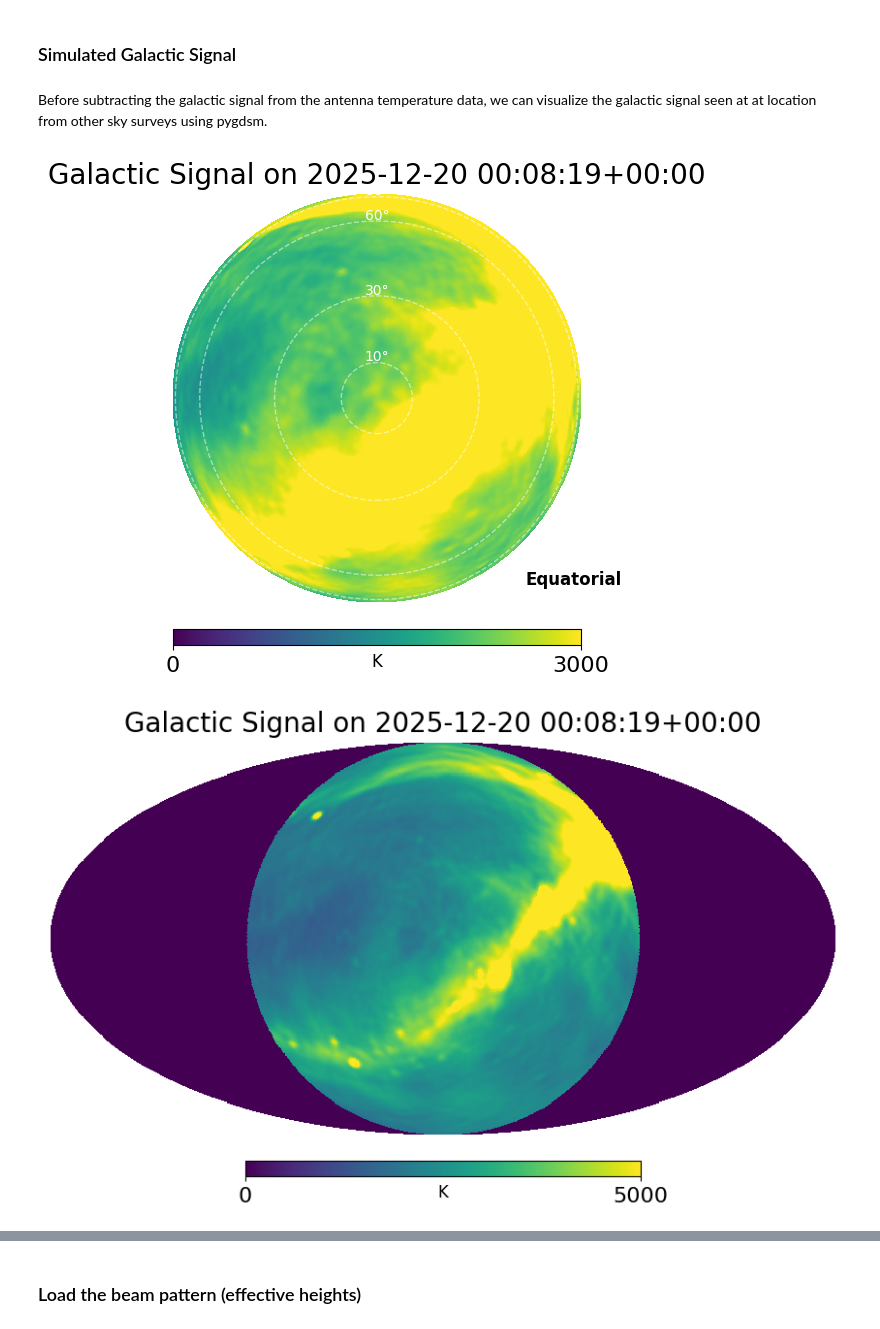
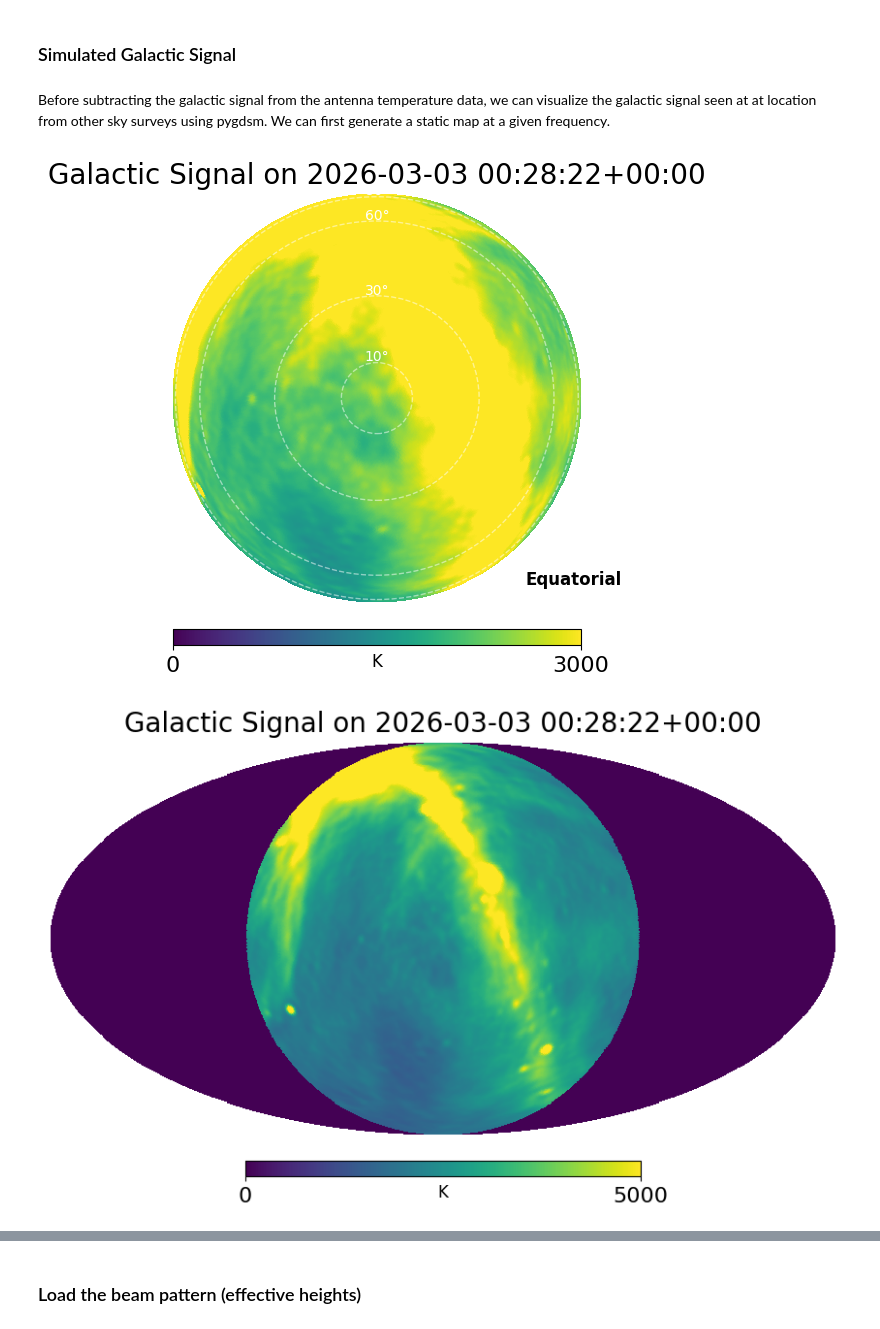
Before and after one commit to alhosani-abdulla/Highz-EXP, a Jupyter notebook: notebooks/pygsm_analysis.ipynb, the cells around one changed output, grey strips where cells are left out. Cells and saved outputs as stored; diff of their text form; code cells hidden in the pictures.

```diff
--- a/notebooks/pygsm_analysis.ipynb
+++ b/notebooks/pygsm_analysis.ipynb
@@ -44,11 +47,17 @@ from highz_exp.plotter import generate_static_hp_map, visualize_static_hmap
 from highz_exp.feko_utils import AntennaGain
 # %%
 # File paths in a python environment hosted in WSL Ubuntu
-data_folder = pathlib.Path("/mnt/e/Adak_compressed/20251220") # update with data path
-antenna_response_file = pathlib.Path("/home/peterson_lab/highz2026/Ant4_far.s1p") # update
-antenna_gain_pattern = pathlib.Path("/home/peterson_lab/highz2026/Discone_Antenna4_Effective_Height.csv") # update
+data_path = "/home/peterson_lab/highz2026/calibrated_data/20260303_combined_segments.pkl"
+
+# update antenna path
+ant_4 = pathlib.Path("/home/peterson_lab/highz2026/Antenna_EH/wo_tl_fine/Antenna4_Polar_Pattern_5MHzStep.csv")
+ant_3 = pathlib.Path("/home/peterson_lab/highz2026/Antenna_EH/wo_tl_fine/Antenna3_Polar_Pattern_5MHzStep.csv")
+ant_2 = pathlib.Path("/home/peterson_lab/highz2026/Antenna_EH/wo_tl_fine/Antenna2_Polar_Pattern_5MHzStep.csv")
+ant_1 = pathlib.Path("/home/peterson_lab/highz2026/Antenna_EH/wo_tl_fine/Antenna1_Polar_Pattern_5MHzStep.csv")
 # %%
-# load timestamps information and spectral information
-state_list = ["antenna", "open_circuit", "short_circuit", "long_cable", "blackbody", "resistor", "noise_diode"]
-loader = DSFileLoader(data_folder)
-antenna_timestamps, antenna_spectra = loader.load(0, False)  # state no: 0-antenna, 1-open, 2-short, 4-blackbody, 5-resistor, 6-noise diode
+# load timestamps information and calibrated antenna temperature (seen at the input of LNA)
+with open(pathlib.Path(data_path), "rb") as f:
+    combined_segments = pickle.load(f)
+
+utc_timestamp = combined_segments[0]['antenna_utc_timestamps']
+antenna_T = combined_segments[0]['ant_T_wf']
@@ -57,19 +64,19 @@ KeyboardInterrupt:
 # %% [markdown]
 ### Simulated Galactic Signal
 # %% [markdown]
-Before subtracting the galactic signal from the antenna temperature data, we can visualize the galactic signal seen at at location from other sky surveys using pygdsm.
+Before subtracting the galactic signal from the antenna temperature data, we can visualize the galactic signal seen at at location from other sky surveys using pygdsm. We can first generate a static map at a given frequency.
 # %%
 # Visualization (use Gnomonic for observer-centered view)
 location = (test_site_latitude, test_site_longitude, test_site_elevation_meters)
 
 hmap = generate_static_hp_map(frequency_mhz=70,
-                              utc_timestamp=antenna_timestamps[0], location=location,
+                              utc_timestamp=utc_timestamp[0], location=location,
                               observer='LFSM')
 
-visualize_static_hmap(hmap, title=f"Galactic Signal on {antenna_timestamps[0]}")
-hp.mollview(hmap, title=f"Galactic Signal on {antenna_timestamps[0]}", unit="K", max=5000)
+visualize_static_hmap(hmap, title=f"Galactic Signal on {utc_timestamp[0]}")
+hp.mollview(hmap, title=f"Galactic Signal on {utc_timestamp[0]}", unit="K", max=5000)
 # %% [output]
-[figure, old version]
+[figure, new version]
-[figure, old version]
+[figure, new version]
 # %%
 # Compare with Haslam map
```
Also changed, not shown: parts of 14 cells of this notebook, 3 other files.
